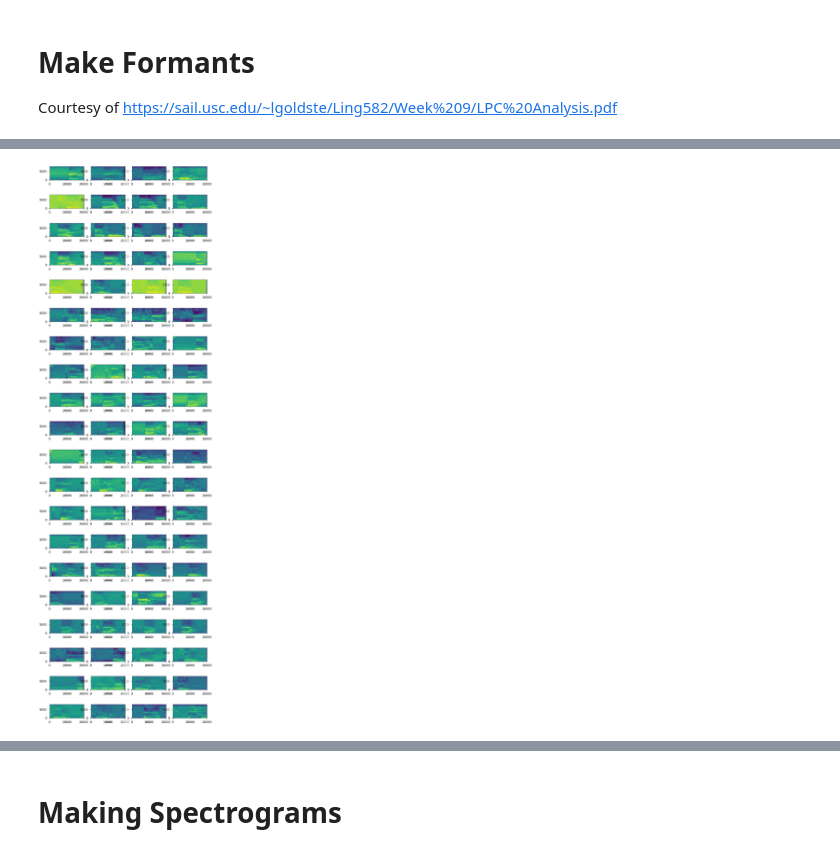
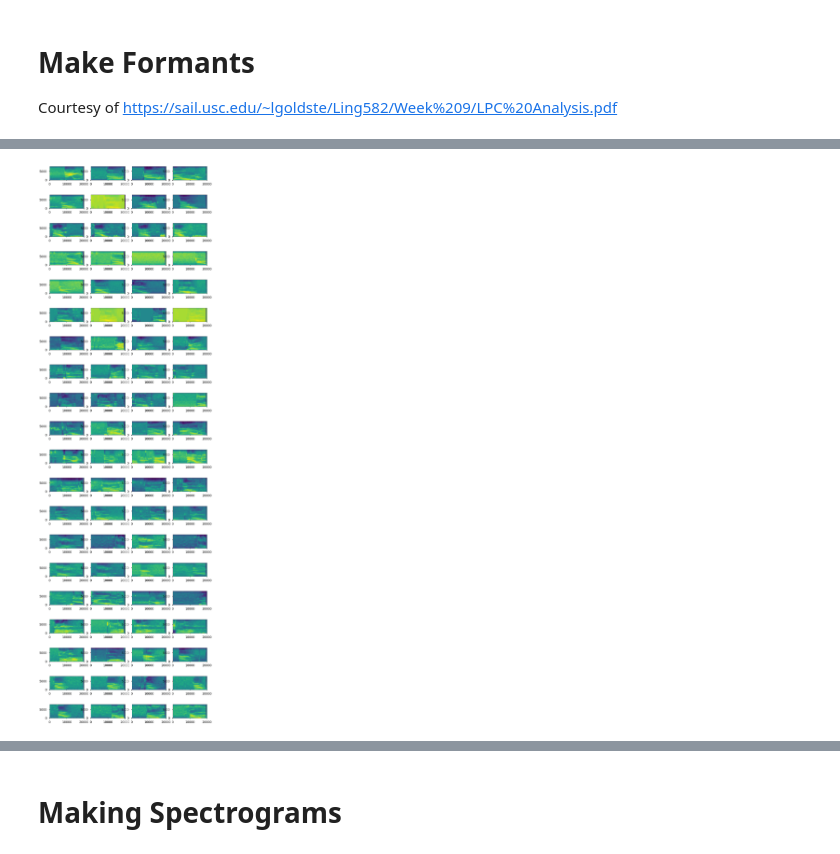
Before and after one commit to Calculasians/Praat, a Jupyter notebook: Spectrogram Level Activities.ipynb, the cells around one changed output, grey strips where cells are left out. Saved outputs shown, nothing was run; the diff lists cells and outputs as text; code cells hidden in the pictures.

```diff
--- a/Spectrogram Level Activities.ipynb
+++ b/Spectrogram Level Activities.ipynb
@@ -134,7 +138,7 @@ def lpc_wgdf(acoef, num_fft_points):
 
     return np.array(wgdf)
 # %%
-def lpc(signal, window_size, M, num_fft_points, pad=False):
+def lpc(signal, window_size, M, num_fft_points, pad=False, use_wgdf=False):
     """
     Calculate LPC coefficients, then do FFT on the coefficients to get formant profile of spectrogram.
 
@@ -145,26 +149,31 @@ def lpc(signal, window_size, M, num_fft_points, pad=False):
 
     To plot lpc_history of one spectrum (eg. sample 30):
         plt.plot(lpcf*sample_rate/(2*np.pi), lpc_history[30])
+    If it's using wgdf, scaling is:
+        plt.plot(lpcf[::4]*sample_rate/(2*np.pi), lpc_history[30])
+
     """
-    time_step = 0.25 * window_size
+    # Usually 0.25 * window_size = 120. In this case, window_size=480.
+    # We pick the closest multiple of 16 to 120 to align with narrowband calculations.
+    time_step = 128
 
     lpc_history = []
-    wgdf_history = []
     acoef_history = []
     for ibeg in range(0, len(signal), int(time_step)):
         acoef = lpc_coef(signal, window_size, M, ibeg)
-        lpcf, lpc = lpc_fft(acoef, num_fft_points, pad)
-        wgdf = lpc_wgdf(acoef, num_fft_points)
+        if use_wgdf:
+            lpc = lpc_wgdf(acoef, num_fft_points)
+            lpcf, _ = lpc_fft(acoef, num_fft_points, pad)
+            lpcf = lpcf[::4]
+        else:
+            lpcf, lpc = lpc_fft(acoef, num_fft_points, pad)
         lpc_history.append(lpc)
-        wgdf_history.append(wgdf)
         acoef_history.append(acoef)
 
     lpc_diagram = np.vstack(lpc_history)
     lpc_diagram = list(map(list, zip(*lpc_diagram)))[::-1]
-    wgdf_diagram = np.vstack(wgdf_history)
-    wgdf_diagram = list(map(list, zip(*wgdf_diagram)))[::-1]
 
-    return acoef_history, lpc_history, lpcf, lpc_diagram, wgdf_history, wgdf_diagram
+    return acoef_history, lpc_history, lpcf, lpc_diagram
 # %%
 def formants(lpc_history, lpcf):
     """
@@ -178,7 +187,7 @@ def formants(lpc_history, lpcf):
     crosses_between_range_history = []
 
     for i in range(len(lpc_history)):
-        crosses_between_range = [False]*len(lpc_history[i]) # range set is [-4,4]
+        crosses_between_range = [False]*len(lpc_history[i])
 
         dx = np.gradient(lpc_history[i])*100
         for j in range(len(dx)):
@@ -192,11 +201,14 @@ def formants(lpc_history, lpcf):
                 prev_dx = dx[j-1]
                 next_dx = dx[j+1]
 
+            # range set is [min_range,max_range]
+            min_range = -6
+            max_range = 6
             crosses_between_range[j] = (prev_dx > next_dx) and \
-                                   (((prev_dx < 4 and prev_dx > -4) and (next_dx < 4 and next_dx > -4)) or \
-                                    ((prev_dx > 4) and (next_dx < 4 and next_dx > -4)) or \
-                                    ((prev_dx < 4 and prev_dx > -4) and (next_dx < -4)) or \
-                                    ((prev_dx > 4) and (next_dx < -4)))
+                                   (((prev_dx < max_range and prev_dx > min_range) and (next_dx < max_range and next_dx > min_range)) or \
+                                    ((prev_dx > max_range) and (next_dx < max_range and next_dx > min_range)) or \
+                                    ((prev_dx < max_range and prev_dx > min_range) and (next_dx < min_range)) or \
+                                    ((prev_dx > max_range) and (next_dx < min_range)))
 
         crosses_between_range_history.append(crosses_between_range)
 
@@ -214,6 +226,7 @@ def formants(lpc_history, lpcf):
                 formants.append(lpcf[int(np.median([start, stop]))]*sample_rate/(2*np.pi))
 
         formants = np.array(formants)
+        formants = formants[formants >= 200] # formant values shouldn't be less than 200
         if (len(formants) < 5):
             formants = np.concatenate([formants, np.array([0]*(5-len(formants)))])
         elif (len(formants) > 5):
@@ -239,5 +267,5 @@ def normalize(spectrogram):
 # %%
-curr_wav = wav_samples[14]
+curr_wav = wav_samples[2]
 curr_wav = read(curr_wav)[1]
-acoef_history, lpc_history, lpcf, lpc_diagram, wgdf_history, wgdf_diagram = lpc(pre_emphasize(curr_wav, 0.98), window_size=400, M=12, num_fft_points=256, pad=True)
+acoef_history, lpc_history, lpcf, lpc_diagram = lpc(pre_emphasize(curr_wav, 0.98), window_size=480, M=14, num_fft_points=256, pad=False, use_wgdf=False)
 crosses_between_range_history, formant_history = formants(lpc_history, lpcf)
@@ -256,13 +284,13 @@ Text(0, 0.5, 'Hz')
 # %%
 nrows = 20
 ncols = 4
 figure, ax = plt.subplots(nrows, ncols, figsize=(15, 55))
 
-for i in tqdm(range(nrows), desc="Obtaining Formants..."):
+for i in tqdm(range(nrows), desc="Obtaining LPC Spectrograms..."):
     for j in range(ncols):
         curr_wav = wav_samples[ncols*i+j]
         curr_wav = read(curr_wav)[1]
-        acoef_history, lpc_history, lpcf, lpc_diagram, wgdf_history, wgdf_diagram = lpc(pre_emphasize(curr_wav, 0.98), window_size=400, M=12, num_fft_points=256, pad=True)
+        acoef_history, lpc_history, lpcf, lpc_diagram = lpc(pre_emphasize(curr_wav, 0.98), window_size=480, M=14, num_fft_points=256, pad=True)
         ax[i,j].imshow(lpc_diagram, extent=[0, 20000, 0, 8000])
 # %% [output]
-[figure, old version]
+[figure, new version]
```
Also changed, not shown: parts of 14 cells of this notebook.
